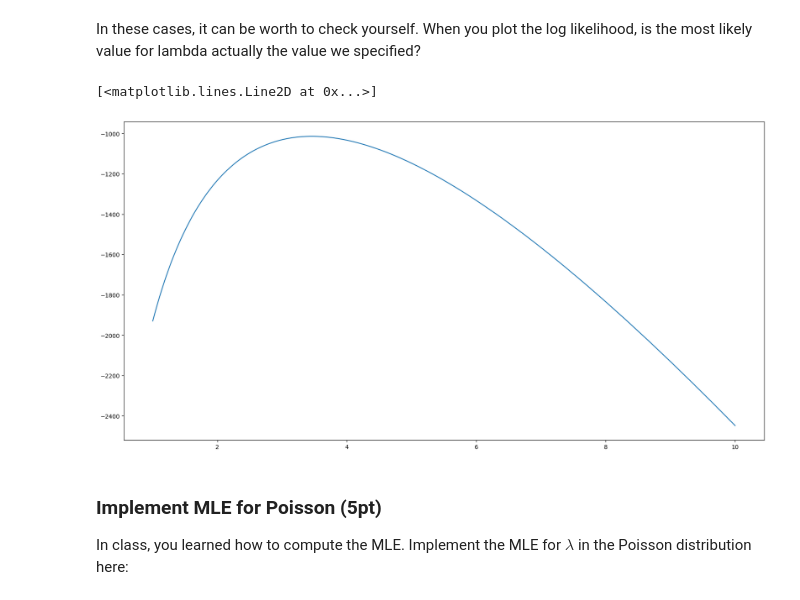
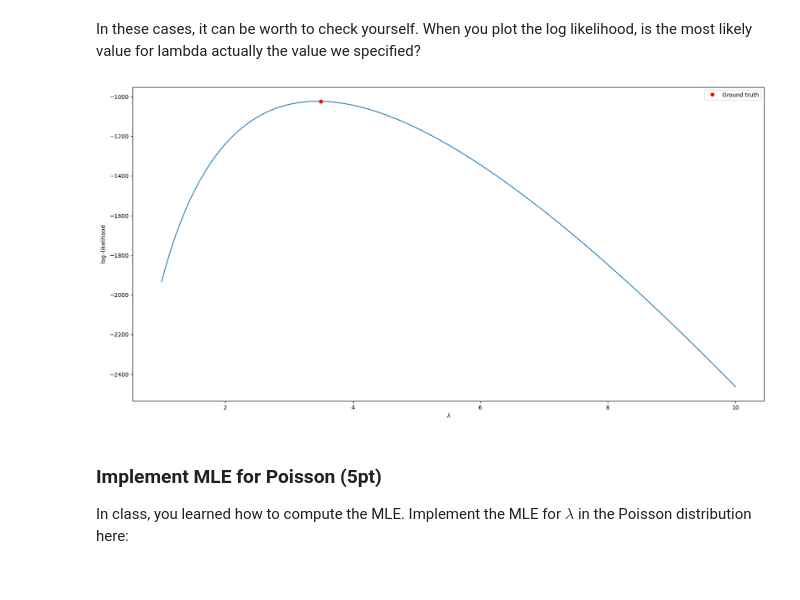
Before and after one commit to pedrocurvo/ML1, a Jupyter notebook: Lab 1/15713725_lab1.ipynb, the cells around one changed output. Drawn from its saved outputs; the diff is of its cells as text; code cells hidden in the pictures.

```diff
--- a/Lab 1/15713725_lab1.ipynb
+++ b/Lab 1/15713725_lab1.ipynb
@@ -208,11 +208,15 @@ llh = log_likelihood(lambda_values, observations)
 assert llh.shape == (len(lambda_values,),), "the shape of log-likelihoods is incorrect"
 # %% [markdown]
 In these cases, it can be worth to check yourself. When you plot the log likelihood, is the most likely value for lambda actually the value we specified?
-# %%
-plt.plot(lambda_values, log_likelihood(lambda_values, observations))
-# %% [output]
-[<matplotlib.lines.Line2D at 0x...>]
-[figure, removed]
+# %%
+plt.plot(lambda_values, log_likelihood(lambda_values, observations))
+plt.plot([lam], [log_likelihood([lam], observations)], 'ro', label="Ground truth")
+plt.xlabel(r'$\lambda$')
+plt.ylabel(r'$\log$-likelihood')
+plt.legend()
+plt.show()
+# %% [output]
+[figure, added]
 # %% [markdown]
 ### Implement MLE for Poisson (5pt)
 
```
Also changed, not shown: parts of 8 cells of this notebook.
